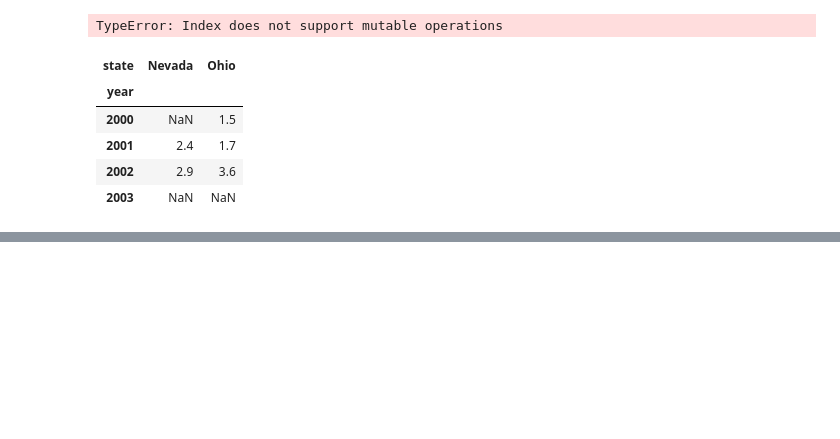
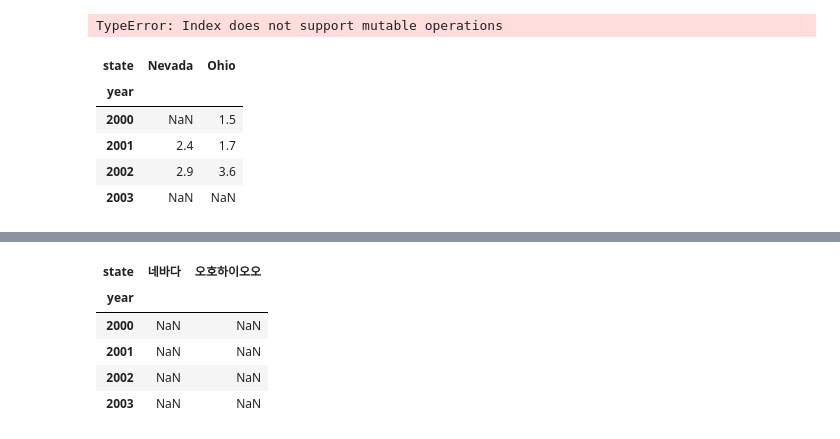
Before and after one commit to waldbear4/Python_2021, a Jupyter notebook: 20210527.ipynb, the cells around one changed output, grey strips where cells are left out. Saved outputs shown, nothing was run; the diff lists cells and outputs as text; code cells hidden in the pictures; blank space fills up the shorter version.

```diff
--- a/20210527.ipynb
+++ b/20210527.ipynb
@@ -693,0 +754,10 @@ dfra
+# %%
+df5 = dframe2.reindex(columns=["네바다", "오호하이오오"])
+df5
+# %% [output]
+| state | 네바다 | 오호하이오오 |
+| year |  |  |
+| 2000 | NaN | NaN |
+| 2001 | NaN | NaN |
+| 2002 | NaN | NaN |
+| 2003 | NaN | NaN |
```
Also changed, not shown: parts of 7 cells of this notebook.
